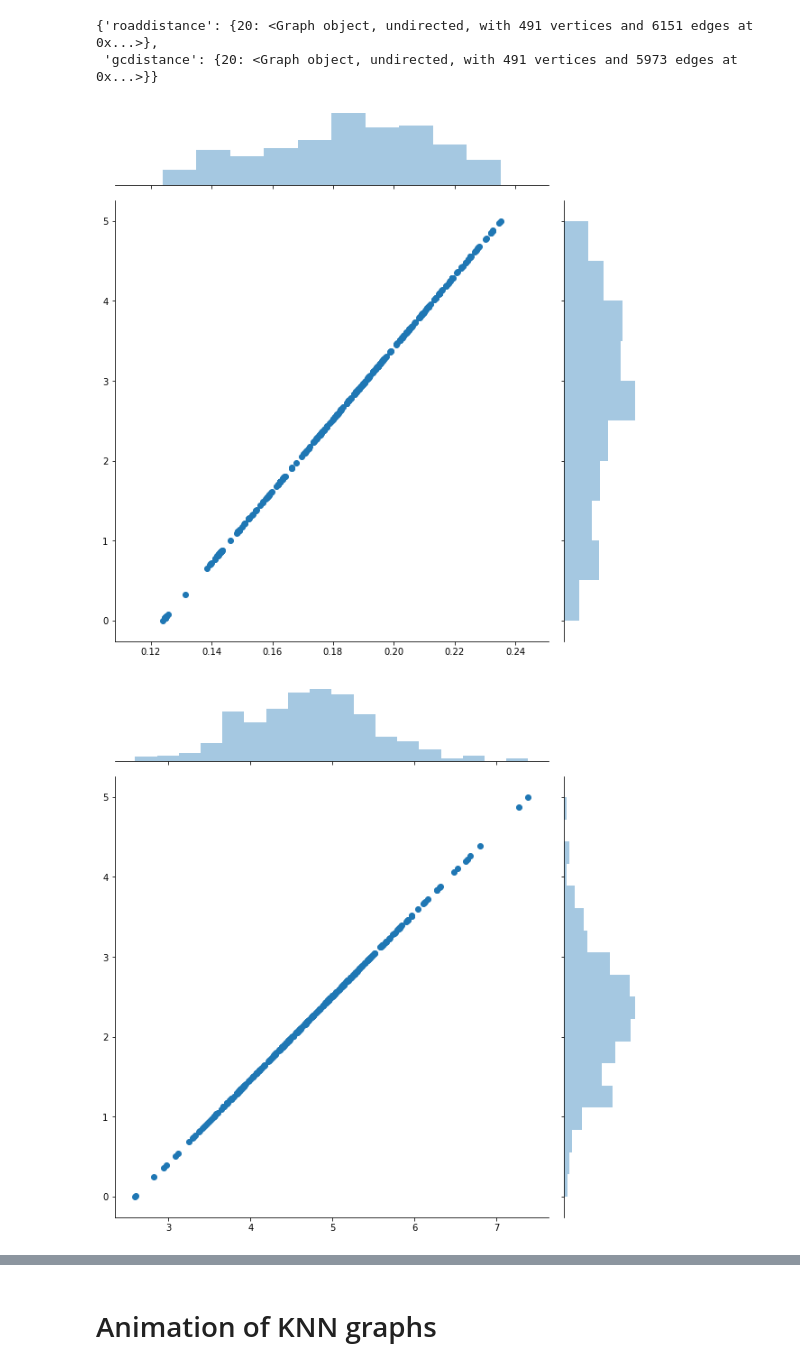
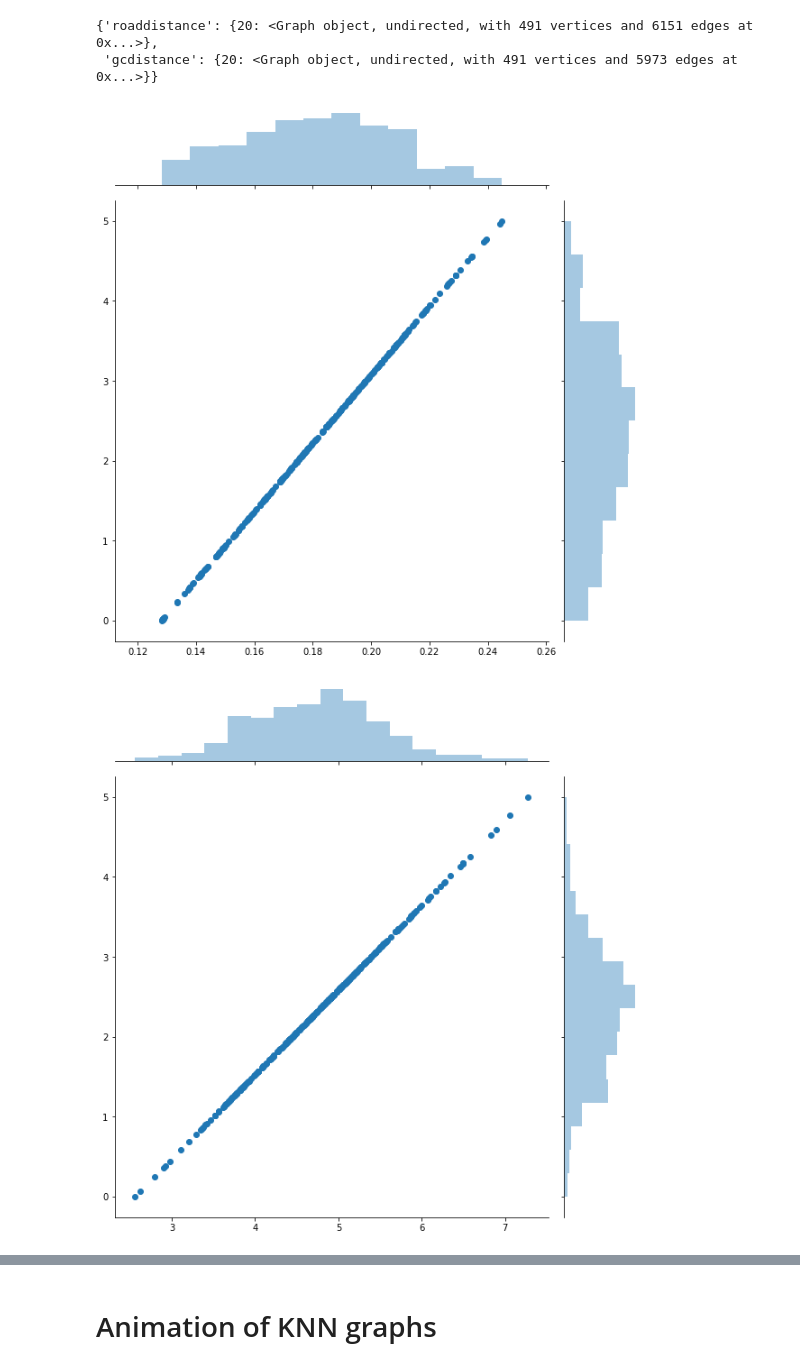
Before and after one commit to nickbrazeau/Thesis-Hackathon_Space_the_Final_Miptier, a Jupyter notebook: analyses/centrality_analyses/compare_GC_distance_centralities_with_genetic_distance.ipynb, the cells around one changed output, grey strips where cells are left out. Cells and saved outputs as stored; diff of their text form; code cells hidden in the pictures.

```diff
--- a/analyses/centrality_analyses/compare_GC_distance_centralities_with_genetic_distance.ipynb
+++ b/analyses/centrality_analyses/compare_GC_distance_centralities_with_genetic_distance.ipynb
@@ -73,0 +101,3 @@ def create_knn_from_distmat(dist_mat, k, weight_func=None):
+# %%
+x=np.array([4,3,2,5,6,8,1])
+x[np.argpartition(x,-3)[-3:]]
@@ -578,11 +592,11 @@ village_graphs_by_disttype
 k2use=20
 # disttype2use='roaddistance'
 # disttype2use='riverdistance'
-
-disttype2use='roaddistance'
+disttype2use='gcdistance'
+# disttype2use='roaddistance'
 
 centrality='closeness_weight'
-f_ind='Finbd_roaddist'
+f_ind='Finbd_gcdist'
 
 graph_gt=village_graphs_by_disttype[disttype2use][k2use]
 
@@ -621,33 +635,33 @@ graph_gt.vp['color'].set_2d_array(colors.T)
 
 
 #colors for the second plot based on Find
 
 plt.close()
 
 # f,a=plt.subplots(1,1,figsize=(8,8))
 f_ind_array=-1*np.log2(np.array(graph_gt.vp[f_ind].a))
 
 graph_gt.vp['log2_'+f_ind]=graph_gt.new_vp('float')
 graph_gt.vp['log2_'+f_ind].a=f_ind_array
 tran_vp2=gt.draw.prop_to_size(graph_gt.vp['log2_'+f_ind],power=1,log=False)
 trans_array2=np.array(tran_vp2.a)
 
 g=sbn.jointplot(x=f_ind_array, y=trans_array2)
 f=plt.gcf()
 f.set_size_inches(9,9)
 plt.show()
 
 
 cmap=sbn.cubehelix_palette(as_cmap=True)
 norm = mc.Normalize(vmin=trans_array2.min(),
                                    vmax=trans_array2.max(), clip=True)
 mapper = cm.ScalarMappable(norm=norm, cmap=cmap)
 colors2=np.array(list(map(lambda x : mapper.to_rgba(x) ,trans_array2)))
 graph_gt.vp['color2']=graph_gt.new_vp('vector<float>')
 graph_gt.vp['color2'].set_2d_array(colors2.T)
 
 graph_gt=nt.visualization.run_fa2_on_gt_network(graph_gt,scale=100,stronger_gravity=True,gravity=.1,niter=100)
 # %% [output]
-[figure, old version]
+[figure, new version]
-[figure, old version]
+[figure, new version]
 # %%
```
Also changed, not shown: parts of 28 cells of this notebook, 1 other file.
